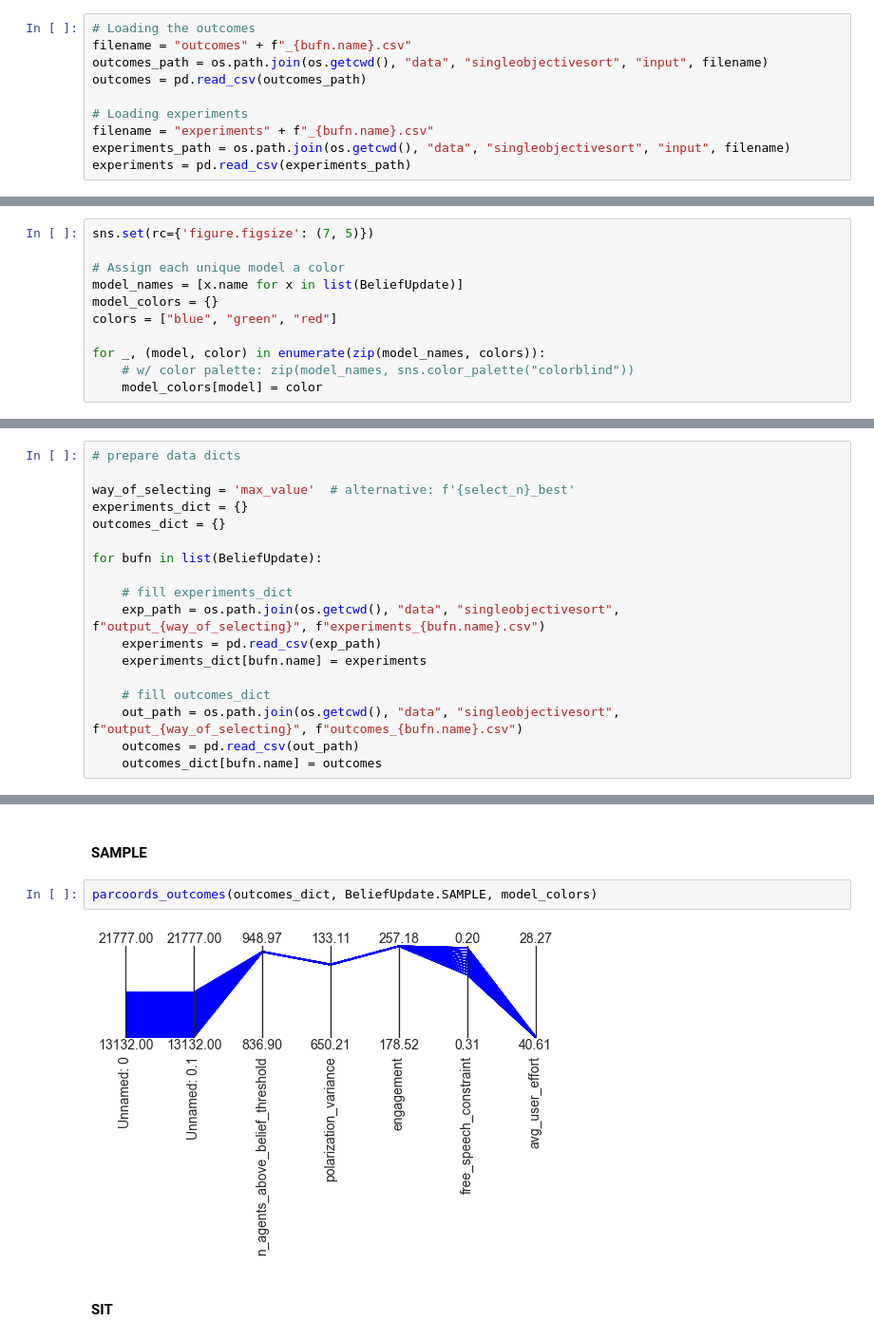
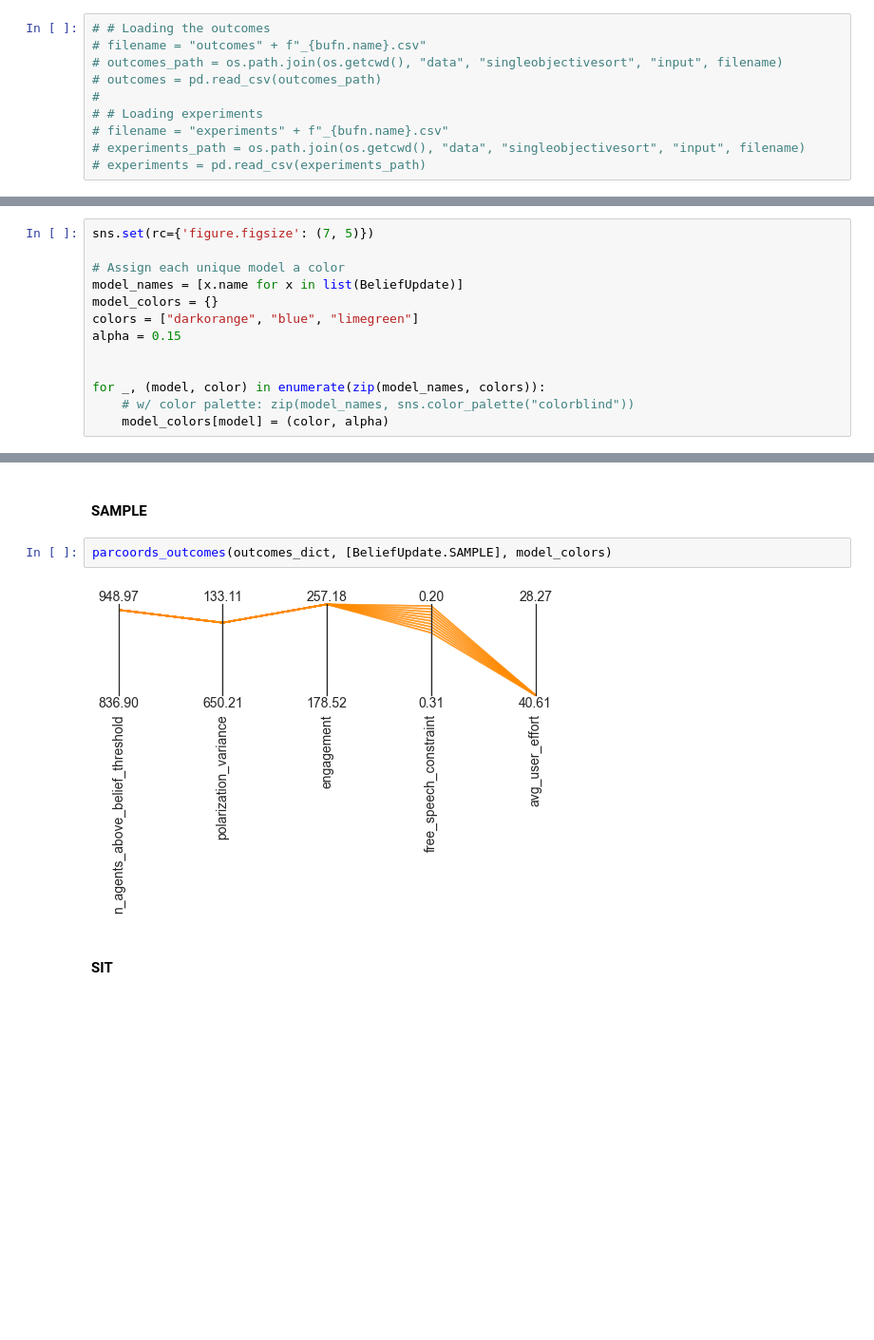
Before and after one commit to felicity-reddel/MisinfoPy, a Jupyter notebook: dmdu/exploration/single_objective_sort.ipynb, the cells around one changed output, grey strips where cells are left out. Shown at 95% size. Drawn from its saved outputs; the diff is of its cells as text; blank space fills up the shorter version.

```diff
--- a/dmdu/exploration/single_objective_sort.ipynb
+++ b/dmdu/exploration/single_objective_sort.ipynb
@@ -24,13 +24,13 @@ select_n = 20  # only considered if select_max == False
 # %%
-# Loading the outcomes
-filename = "outcomes" + f"_{bufn.name}.csv"
-outcomes_path = os.path.join(os.getcwd(), "data", "singleobjectivesort", "input", filename)
-outcomes = pd.read_csv(outcomes_path)
-
-# Loading experiments
-filename = "experiments" + f"_{bufn.name}.csv"
-experiments_path = os.path.join(os.getcwd(), "data", "singleobjectivesort", "input", filename)
-experiments = pd.read_csv(experiments_path)
+# # Loading the outcomes
+# filename = "outcomes" + f"_{bufn.name}.csv"
+# outcomes_path = os.path.join(os.getcwd(), "data", "singleobjectivesort", "input", filename)
+# outcomes = pd.read_csv(outcomes_path)
+#
+# # Loading experiments
+# filename = "experiments" + f"_{bufn.name}.csv"
+# experiments_path = os.path.join(os.getcwd(), "data", "singleobjectivesort", "input", filename)
+# experiments = pd.read_csv(experiments_path)
 # %% [markdown]
 ## 2. non-dominated sort of only 1 objective (belief-based obj.) -> select policies
 
@@ -94,31 +125,15 @@ sns.set(rc={'figure.figsize': (7, 5)})
 # Assign each unique model a color
 model_names = [x.name for x in list(BeliefUpdate)]
 model_colors = {}
-colors = ["blue", "green", "red"]
+colors = ["darkorange", "blue", "limegreen"]
+alpha = 0.15
+
 
 for _, (model, color) in enumerate(zip(model_names, colors)):
     # w/ color palette: zip(model_names, sns.color_palette("colorblind"))
-    model_colors[model] = color
+    model_colors[model] = (color, alpha)
 # %% [markdown]
 ### a) Policies selected
-# %%
-# prepare data dicts
-
-way_of_selecting = 'max_value'  # alternative: f'{select_n}_best'
-experiments_dict = {}
-outcomes_dict = {}
-
-for bufn in list(BeliefUpdate):
-
-    # fill experiments_dict
-    exp_path = os.path.join(os.getcwd(), "data", "singleobjectivesort", f"output_{way_of_selecting}", f"experiments_{bufn.name}.csv")
-    experiments = pd.read_csv(exp_path)
-    experiments_dict[bufn.name] = experiments
-
-    # fill outcomes_dict
-    out_path = os.path.join(os.getcwd(), "data", "singleobjectivesort", f"output_{way_of_selecting}", f"outcomes_{bufn.name}.csv")
-    outcomes = pd.read_csv(out_path)
-    outcomes_dict[bufn.name] = outcomes
 # %% [markdown]
 #### DEFFUANT
 # %%
@@ -174,9 +189,9 @@ parcoords_outcomes(outcomes_dict, BeliefUpdate.DEFFUANT, model_colors)
 # %% [markdown]
 #### SAMPLE
 # %%
-parcoords_outcomes(outcomes_dict, BeliefUpdate.SAMPLE, model_colors)
+parcoords_outcomes(outcomes_dict, [BeliefUpdate.SAMPLE], model_colors)
 # %% [output]
-[figure, old version]
+[figure, new version]
 # %% [markdown]
 #### SIT
 # %%
```
Also changed, not shown: parts of 17 cells of this notebook.
